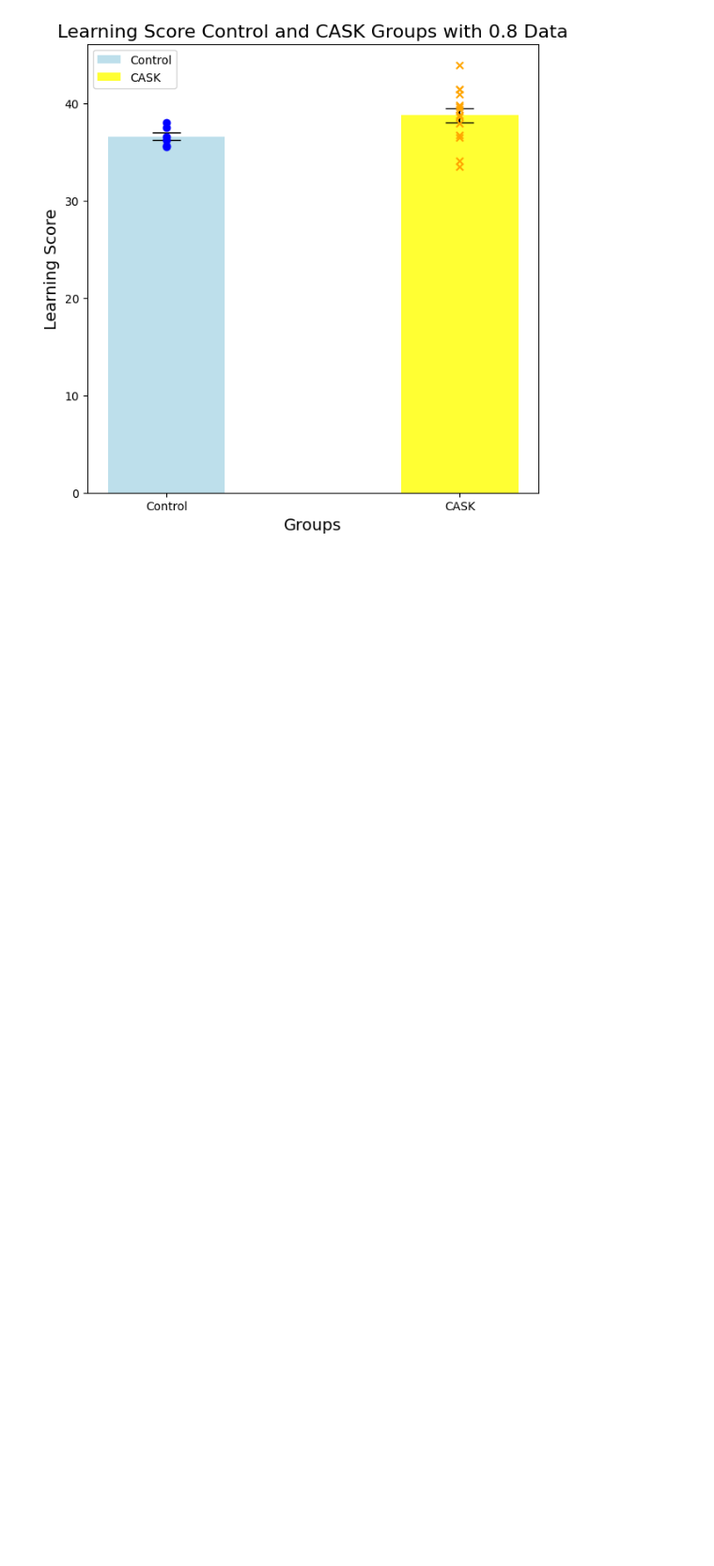
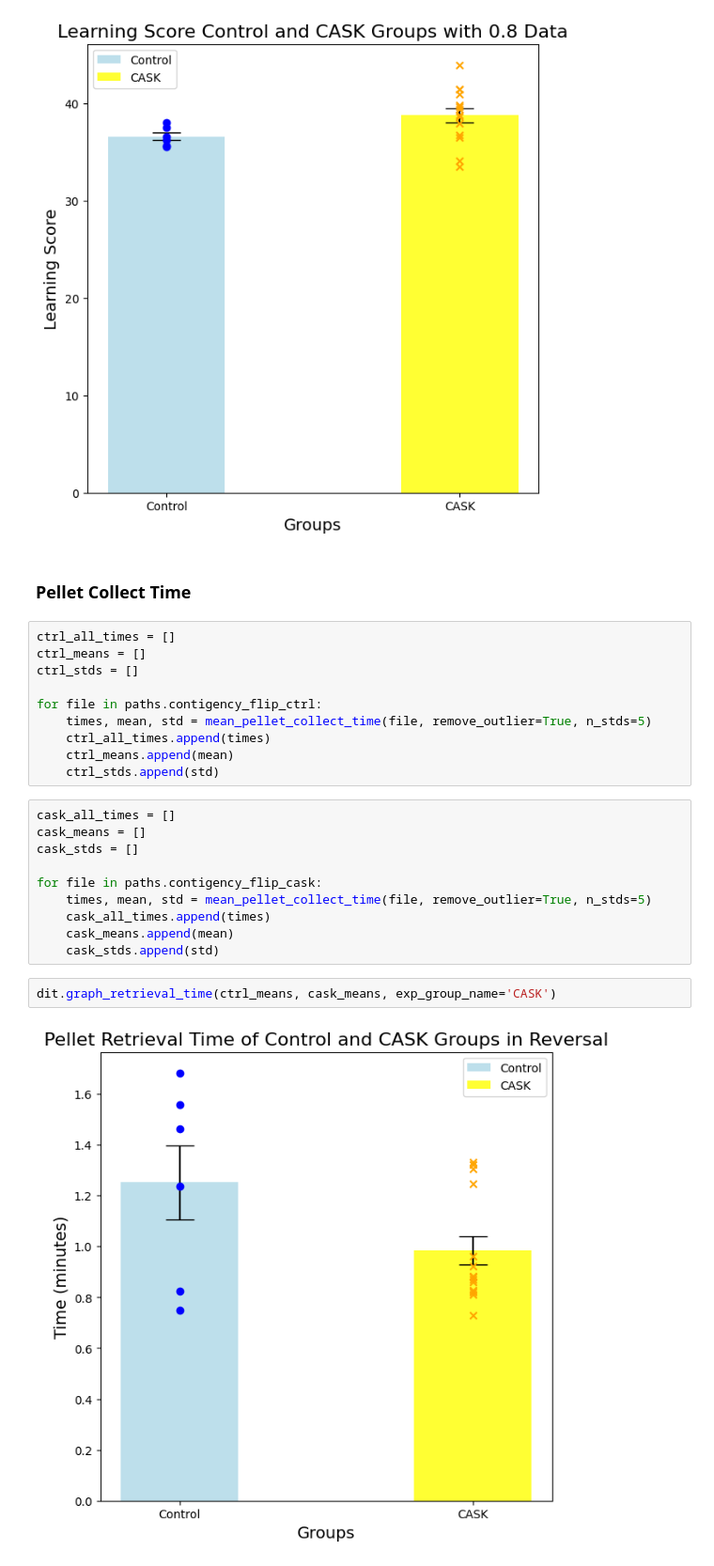
Before and after one commit to ftlabucsd/FEDUPP, a Jupyter notebook: CASK/CASK Rev learning.ipynb, the cells around one changed output. Shown at 94% size. Cells and saved outputs as stored; diff of their text form; blank space fills up the shorter version.

```diff
--- a/CASK/CASK Rev learning.ipynb
+++ b/CASK/CASK Rev learning.ipynb
@@ -66,3 +60,29 @@ Experiment group is significantly greater than control group
 dit.graph_learning_score(ctrl_scores, cask_scores, exp_group_name='CASK', proportion=action_prop)
 # %% [output]
 [figure]
+# %% [markdown]
+### Pellet Collect Time
+# %%
+ctrl_all_times = []
+ctrl_means = []
+ctrl_stds = []
+
+for file in paths.contigency_flip_ctrl:
+    times, mean, std = mean_pellet_collect_time(file, remove_outlier=True, n_stds=5)
+    ctrl_all_times.append(times)
+    ctrl_means.append(mean)
+    ctrl_stds.append(std)
+# %%
+cask_all_times = []
+cask_means = []
+cask_stds = []
+
+for file in paths.contigency_flip_cask:
+    times, mean, std = mean_pellet_collect_time(file, remove_outlier=True, n_stds=5)
+    cask_all_times.append(times)
+    cask_means.append(mean)
+    cask_stds.append(std)
+# %%
+dit.graph_retrieval_time(ctrl_means, cask_means, exp_group_name='CASK')
+# %% [output]
+[figure, added]
```
Also changed, not shown: parts of 5 cells of this notebook, 15 other files.
